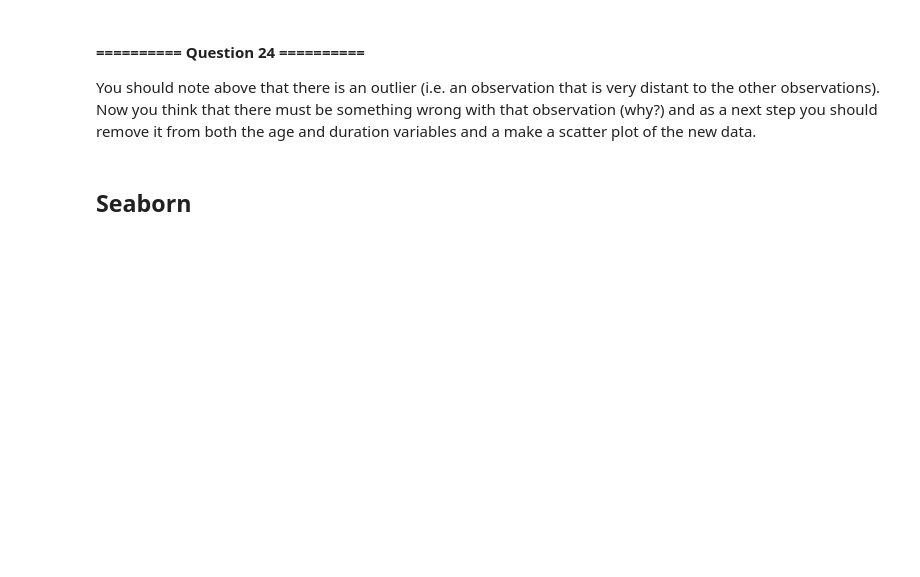
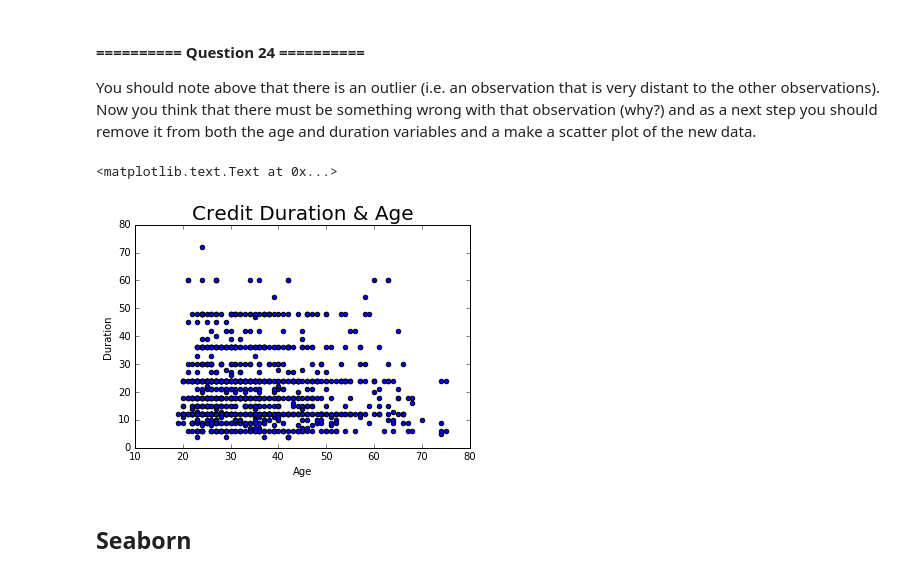
Before and after one commit to richardharmadi/iaml, a Jupyter notebook: 01_Lab_1_Introduction.ipynb, the cells around one changed output. Drawn from its saved outputs; the diff is of its cells as text; code cells hidden in the pictures; blank space fills up the shorter version.

```diff
--- a/01_Lab_1_Introduction.ipynb
+++ b/01_Lab_1_Introduction.ipynb
@@ -706,3 +1162,15 @@ You should note above that there is an outlier (i.e. an observation that is very
+# %%
+# Your code goes here
+creditnew = credit[credit['Duration'] > 0]
+datay = creditnew['Duration'].values
+datax = creditnew['Age'].values
+p = plt.scatter(datax,datay)
+plt.xlabel('Age')
+plt.ylabel('Duration')
+plt.title('Credit Duration & Age',size=20)
+# %% [output]
+<matplotlib.text.Text at 0x...>
+[figure, added]
 # %% [markdown]
 ## Seaborn
 # %% [markdown]
```
Also changed, not shown: parts of 106 cells of this notebook.
